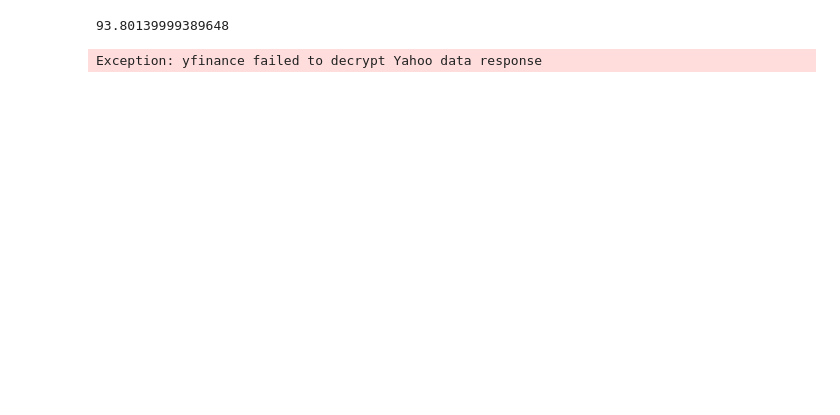
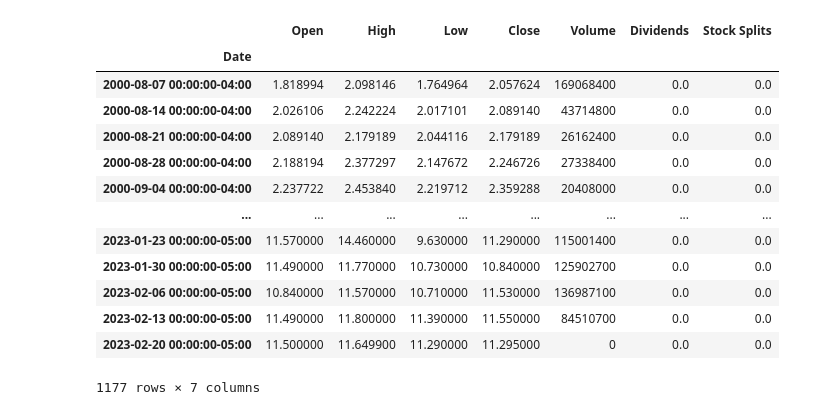
Before and after one commit to maykawlin/Streamlit-app-to-ESN, a Jupyter notebook: notebooks/testing-esn.ipynb, the cells around one changed output. Cells and saved outputs as stored; diff of their text form; code cells hidden in the pictures; blank space fills up the shorter version.

```diff
--- a/notebooks/testing-esn.ipynb
+++ b/notebooks/testing-esn.ipynb
@@ -7,12 +9,19 @@ import yfinance as yf
-# %%
-yf.Ticker('GOOGL').fast_info.
-# %% [output]
-93.80139999389648
-# %%
-tsla_df = yf.download('TSLA',
-                      start='2019-01-01',
-                      end='2019-12-31',
-                      progress=False)
-tsla_df.head()
-# %% [output]
-Exception: yfinance failed to decrypt Yahoo data response
+# %%
+petra = yf.Ticker('PBR')
+petra_historical = petra.history(period="max", interval="1wk")
+petra_historical
+# %% [output]
+|  | Open | High | Low | Close | Volume | Dividends | Stock Splits |
+| Date |  |  |  |  |  |  |  |
+| 2000-08-07 00:00:00-04:00 | 1.818994 | 2.098146 | 1.764964 | 2.057624 | 169068400 | 0.0 | 0.0 |
+| 2000-08-14 00:00:00-04:00 | 2.026106 | 2.242224 | 2.017101 | 2.089140 | 43714800 | 0.0 | 0.0 |
+| 2000-08-21 00:00:00-04:00 | 2.089140 | 2.179189 | 2.044116 | 2.179189 | 26162400 | 0.0 | 0.0 |
+| 2000-08-28 00:00:00-04:00 | 2.188194 | 2.377297 | 2.147672 | 2.246726 | 27338400 | 0.0 | 0.0 |
+| 2000-09-04 00:00:00-04:00 | 2.237722 | 2.453840 | 2.219712 | 2.359288 | 20408000 | 0.0 | 0.0 |
+| ... | ... | ... | ... | ... | ... | ... | ... |
+| 2023-01-23 00:00:00-05:00 | 11.570000 | 14.460000 | 9.630000 | 11.290000 | 115001400 | 0.0 | 0.0 |
+| 2023-01-30 00:00:00-05:00 | 11.490000 | 11.770000 | 10.730000 | 10.840000 | 125902700 | 0.0 | 0.0 |
+| 2023-02-06 00:00:00-05:00 | 10.840000 | 11.570000 | 10.710000 | 11.530000 | 136987100 | 0.0 | 0.0 |
+| 2023-02-13 00:00:00-05:00 | 11.490000 | 11.800000 | 11.390000 | 11.550000 | 84510700 | 0.0 | 0.0 |
+| 2023-02-20 00:00:00-05:00 | 11.500000 | 11.649900 | 11.290000 | 11.295000 | 0 | 0.0 | 0.0 |
+1177 rows × 7 columns
```
Also changed, not shown: parts of 10 cells of this notebook, 3 other files.
